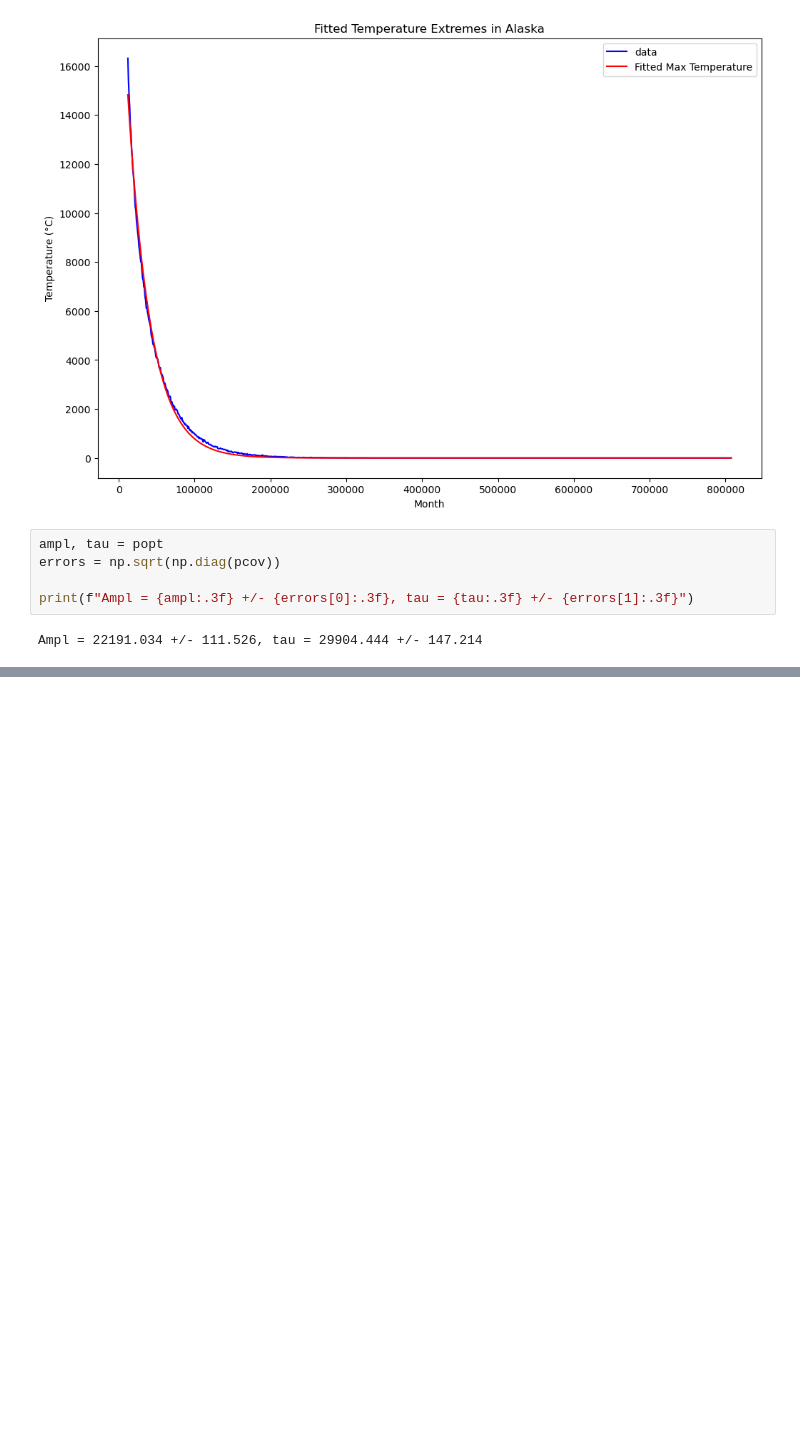
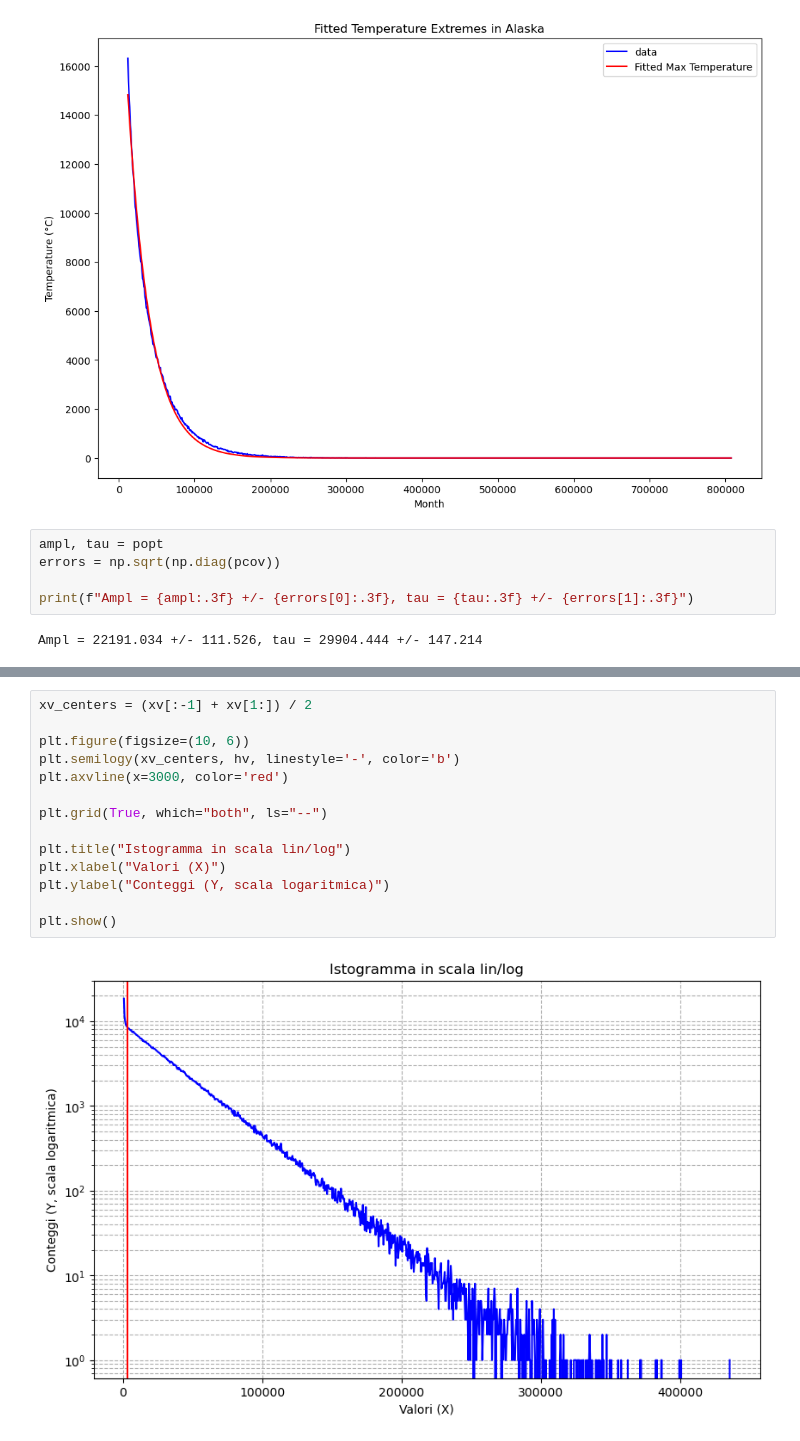
Before and after one commit to sdracia/Q-OpticsLaser, a Jupyter notebook: lab1/lab1.ipynb, the cells around one changed output, grey strips where cells are left out. Cells and saved outputs as stored; diff of their text form; blank space fills up the shorter version.

```diff
--- a/lab1/lab1.ipynb
+++ b/lab1/lab1.ipynb
@@ -260,0 +295,16 @@ Ampl = 22191.034 +/- 111.526, tau = 29904.444 +/- 147.214
+# %%
+xv_centers = (xv[:-1] + xv[1:]) / 2
+
+plt.figure(figsize=(10, 6))
+plt.semilogy(xv_centers, hv, linestyle='-', color='b')
+plt.axvline(x=3000, color='red')
+
+plt.grid(True, which="both", ls="--")
+
+plt.title("Istogramma in scala lin/log")
+plt.xlabel("Valori (X)")
+plt.ylabel("Conteggi (Y, scala logaritmica)")
+
+plt.show()
+# %% [output]
+[figure, added]
```
Also changed, not shown: parts of 27 cells of this notebook.
